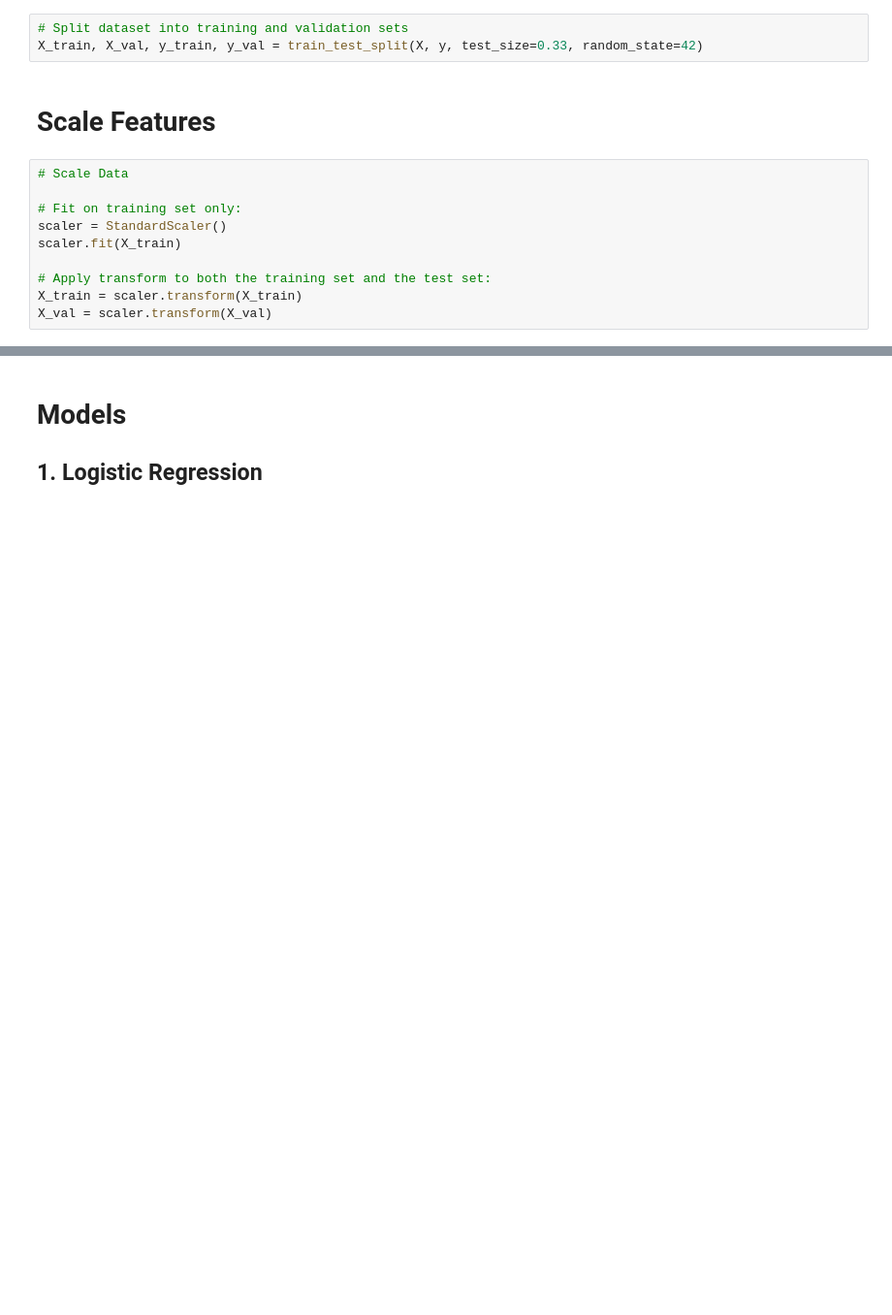
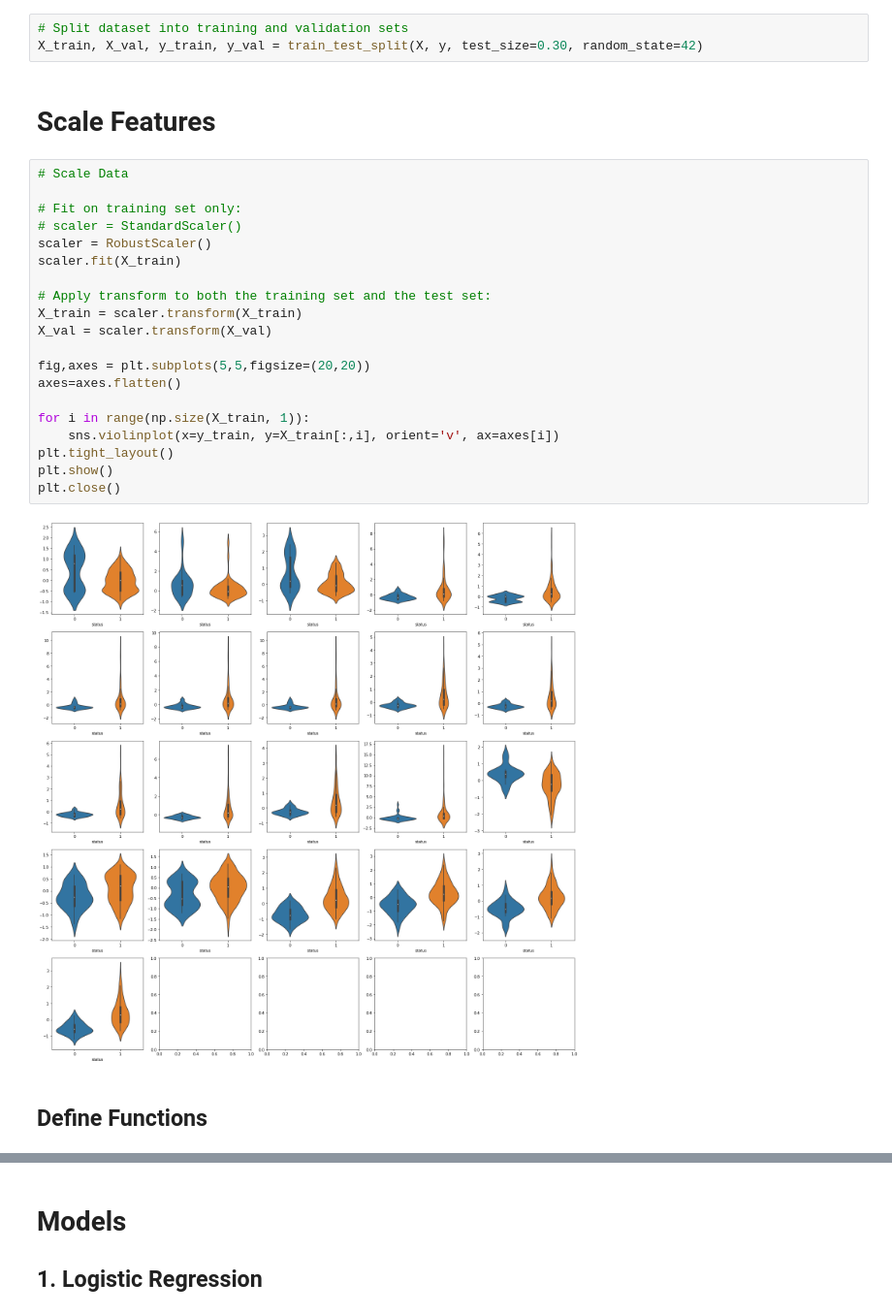
Before and after one commit to JeffRoth/parkinsons-detection, a Jupyter notebook: parkinsons-detection.ipynb, the cells around one changed output, grey strips where cells are left out. Shown at 97% size. Cells and saved outputs as stored; diff of their text form; blank space fills up the shorter version.

```diff
--- a/parkinsons-detection.ipynb
+++ b/parkinsons-detection.ipynb
@@ -84,16 +149,30 @@ data.status.value_counts()
 # Split dataset into training and validation arrays
 # %%
 # Split dataset into training and validation sets
-X_train, X_val, y_train, y_val = train_test_split(X, y, test_size=0.33, random_state=42)
+X_train, X_val, y_train, y_val = train_test_split(X, y, test_size=0.30, random_state=42)
 # %% [markdown]
 # Scale Features
 # %%
 # Scale Data
 
 # Fit on training set only:
-scaler = StandardScaler()
+# scaler = StandardScaler()
+scaler = RobustScaler()
 scaler.fit(X_train)
 
 # Apply transform to both the training set and the test set:
 X_train = scaler.transform(X_train)
 X_val = scaler.transform(X_val)
+
+fig,axes = plt.subplots(5,5,figsize=(20,20))
+axes=axes.flatten()
+
+for i in range(np.size(X_train, 1)):
+    sns.violinplot(x=y_train, y=X_train[:,i], orient='v', ax=axes[i])
+plt.tight_layout()
+plt.show()
+plt.close()
+# %% [output]
+[figure, added]
+# %% [markdown]
+## Define Functions ##
```
Also changed, not shown: parts of 23 cells of this notebook.
